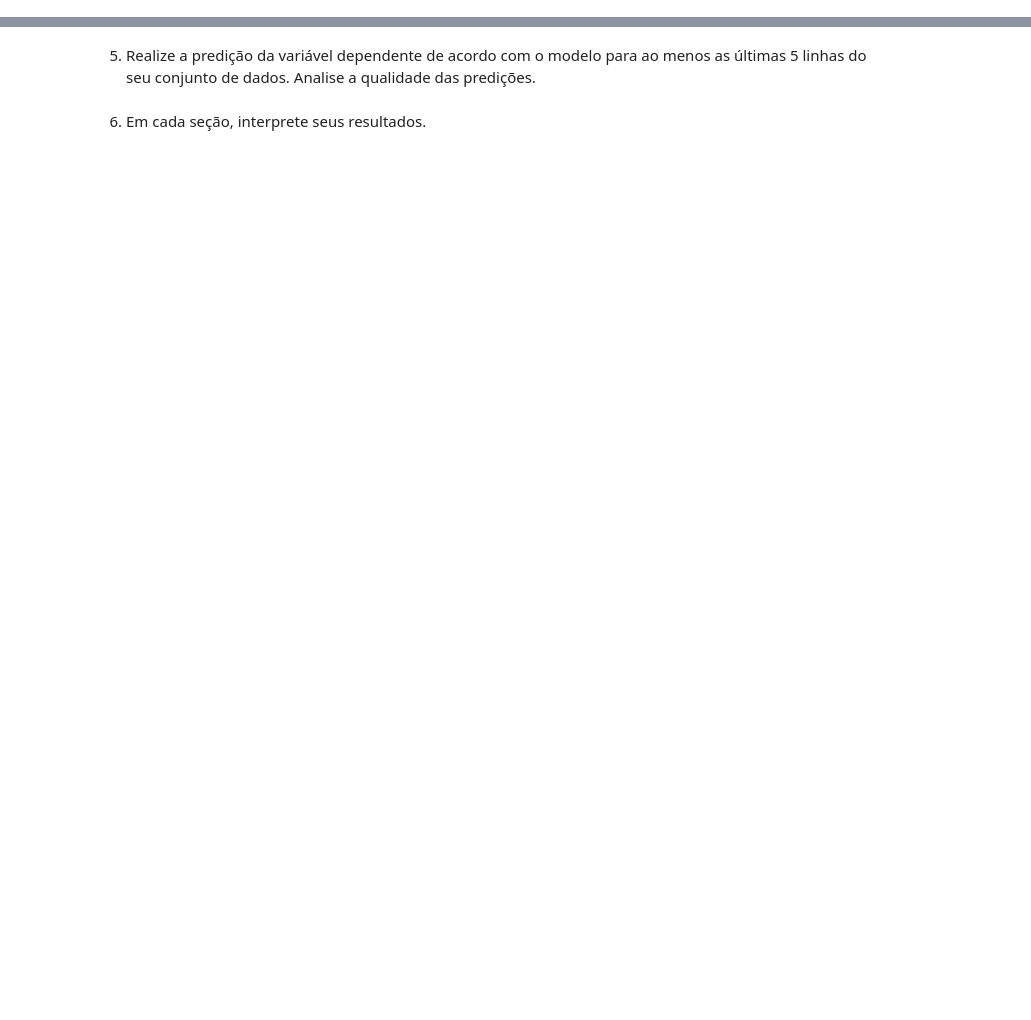
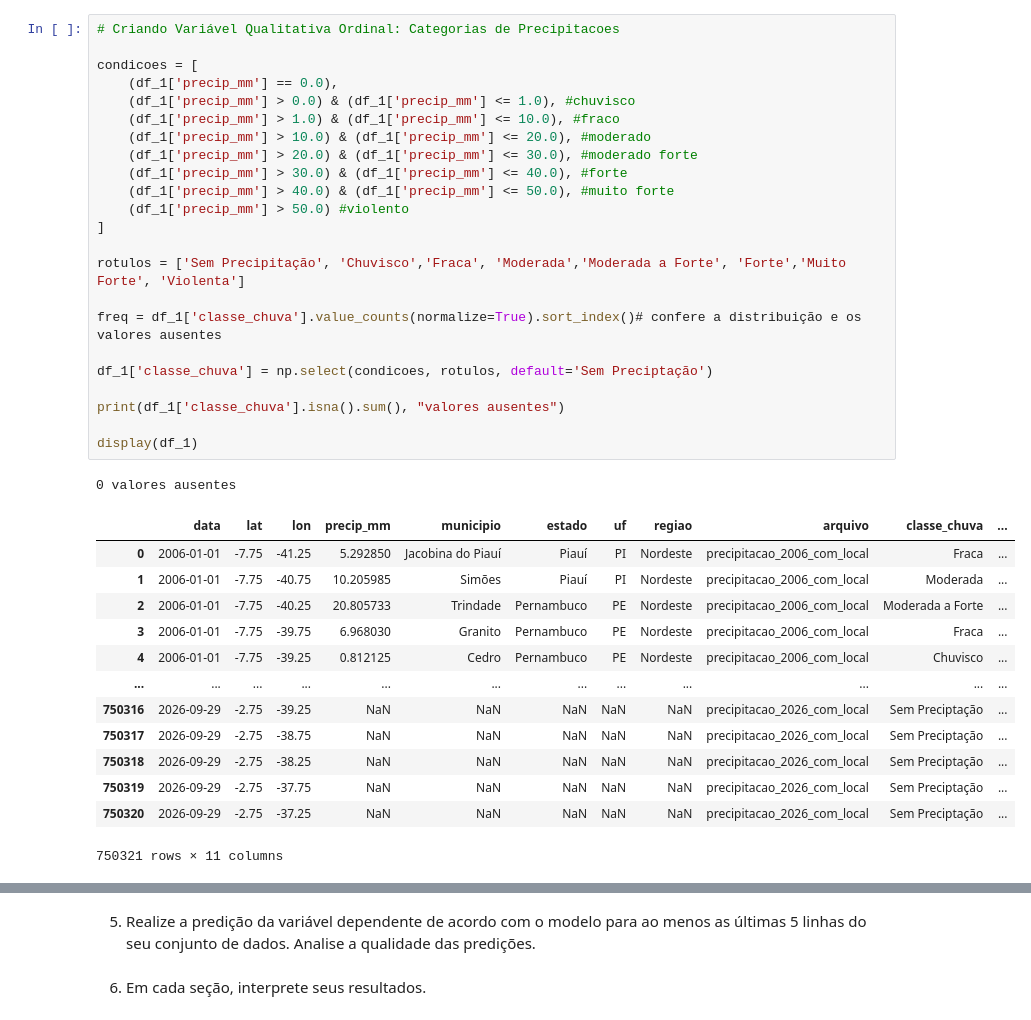
Before and after one commit to printfSideaux/PRCP_RDA_ANALISIS, a Jupyter notebook: notebooks/RedesBayesianas.ipynb, the cells around one changed output, grey strips where cells are left out. Saved outputs shown, nothing was run; the diff lists cells and outputs as text; blank space fills up the shorter version.

```diff
--- a/notebooks/RedesBayesianas.ipynb
+++ b/notebooks/RedesBayesianas.ipynb
@@ -18,2 +108,40 @@ from new_data import create_new_data
+# %%
+# Criando Variável Qualitativa Ordinal: Categorias de Precipitacoes
+
+condicoes = [
+    (df_1['precip_mm'] == 0.0),
+    (df_1['precip_mm'] > 0.0) & (df_1['precip_mm'] <= 1.0), #chuvisco
+    (df_1['precip_mm'] > 1.0) & (df_1['precip_mm'] <= 10.0), #fraco
+    (df_1['precip_mm'] > 10.0) & (df_1['precip_mm'] <= 20.0), #moderado
+    (df_1['precip_mm'] > 20.0) & (df_1['precip_mm'] <= 30.0), #moderado forte
+    (df_1['precip_mm'] > 30.0) & (df_1['precip_mm'] <= 40.0), #forte
+    (df_1['precip_mm'] > 40.0) & (df_1['precip_mm'] <= 50.0), #muito forte
+    (df_1['precip_mm'] > 50.0) #violento
+]
+
+rotulos = ['Sem Precipitação', 'Chuvisco','Fraca', 'Moderada','Moderada a Forte', 'Forte','Muito Forte', 'Violenta']
+
+freq = df_1['classe_chuva'].value_counts(normalize=True).sort_index()# confere a distribuição e os valores ausentes
+
+df_1['classe_chuva'] = np.select(condicoes, rotulos, default='Sem Preciptação')
+
+print(df_1['classe_chuva'].isna().sum(), "valores ausentes")
+
+display(df_1)
+# %% [output]
+0 valores ausentes
+|  | data | lat | lon | precip_mm | municipio | estado | uf | regiao | arquivo | classe_chuva | ... |
+| 0 | 2006-01-01 | -7.75 | -41.25 | 5.292850 | Jacobina do Piauí | Piauí | PI | Nordeste | precipitacao_2006_com_local | Fraca | ... |
+| 1 | 2006-01-01 | -7.75 | -40.75 | 10.205985 | Simões | Piauí | PI | Nordeste | precipitacao_2006_com_local | Moderada | ... |
+| 2 | 2006-01-01 | -7.75 | -40.25 | 20.805733 | Trindade | Pernambuco | PE | Nordeste | precipitacao_2006_com_local | Moderada a Forte | ... |
+| 3 | 2006-01-01 | -7.75 | -39.75 | 6.968030 | Granito | Pernambuco | PE | Nordeste | precipitacao_2006_com_local | Fraca | ... |
+| 4 | 2006-01-01 | -7.75 | -39.25 | 0.812125 | Cedro | Pernambuco | PE | Nordeste | precipitacao_2006_com_local | Chuvisco | ... |
+| ... | ... | ... | ... | ... | ... | ... | ... | ... | ... | ... | ... |
+| 750316 | 2026-09-29 | -2.75 | -39.25 | NaN | NaN | NaN | NaN | NaN | precipitacao_2026_com_local | Sem Preciptação | ... |
+| 750317 | 2026-09-29 | -2.75 | -38.75 | NaN | NaN | NaN | NaN | NaN | precipitacao_2026_com_local | Sem Preciptação | ... |
+| 750318 | 2026-09-29 | -2.75 | -38.25 | NaN | NaN | NaN | NaN | NaN | precipitacao_2026_com_local | Sem Preciptação | ... |
+| 750319 | 2026-09-29 | -2.75 | -37.75 | NaN | NaN | NaN | NaN | NaN | precipitacao_2026_com_local | Sem Preciptação | ... |
+| 750320 | 2026-09-29 | -2.75 | -37.25 | NaN | NaN | NaN | NaN | NaN | precipitacao_2026_com_local | Sem Preciptação | ... |
+750321 rows × 11 columns
 # %% [markdown]
 3. Esboce o grafo da Rede Bayesiana do seu problema;
```
Also changed, not shown: parts of 11 cells of this notebook, 1 other file.
